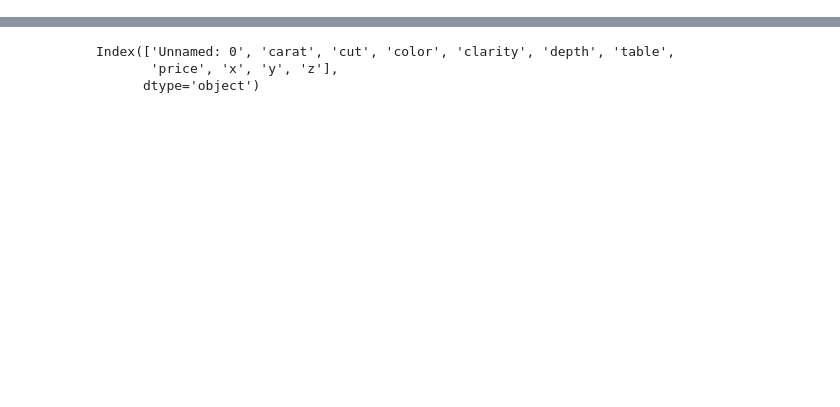
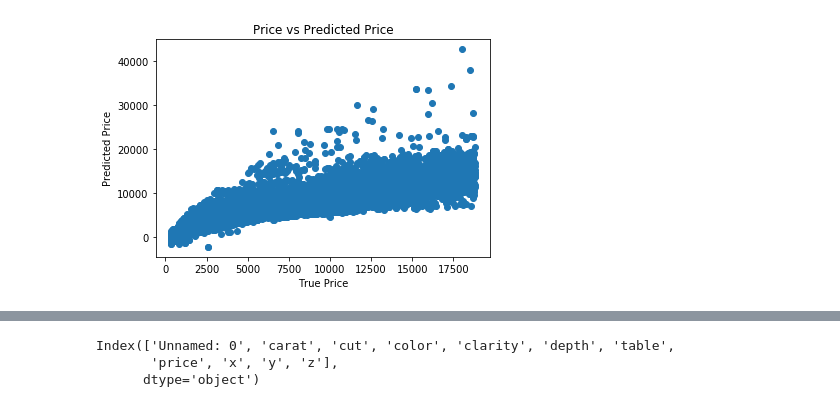
Before and after one commit to ngozimadukwe/Dece2018DataBootcamp, a Jupyter notebook: diamonds assignment.ipynb, the cells around one changed output, grey strips where cells are left out. Cells and saved outputs as stored; diff of their text form; code cells hidden in the pictures; blank space fills up the shorter version.

```diff
--- a/diamonds assignment.ipynb
+++ b/diamonds assignment.ipynb
@@ -19,0 +62,7 @@ df.head()
+# %%
+from sklearn.linear_model import LinearRegression
+X = df.drop('price', axis = 1)
+
+#assign linear regression function to a variable
+lm = LinearRegression()
+lm
@@ -19,0 +71,2 @@ df.head()
+# %%
+lm.fit(X, df.price)
@@ -20,3 +97,11 @@ df.head()
+# %%
+plt.scatter(df.price, lm.predict(X))
+plt.xlabel("True Price")
+plt.ylabel("Predicted Price")
+plt.title("Price vs Predicted Price")
+plt.show()
+# %% [output]
+[figure, added]
 # %%
 df.tail()
 #df.tail will display the last 5 entries by default
```
Also changed, not shown: parts of 28 cells of this notebook.
